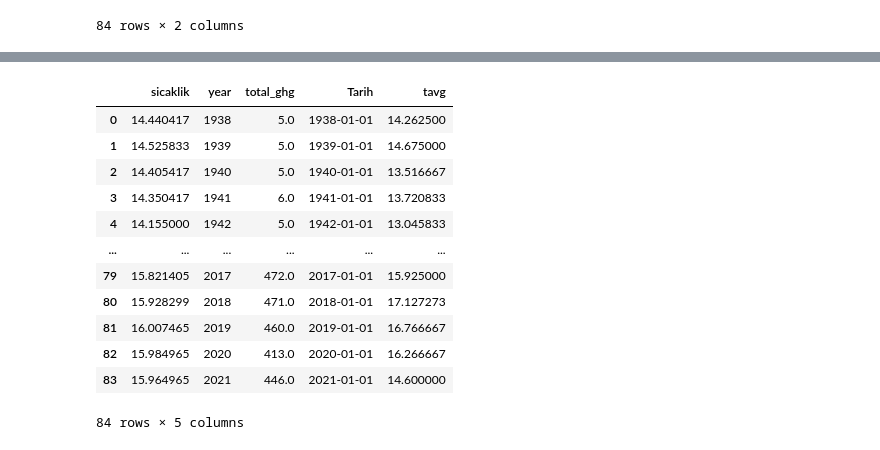
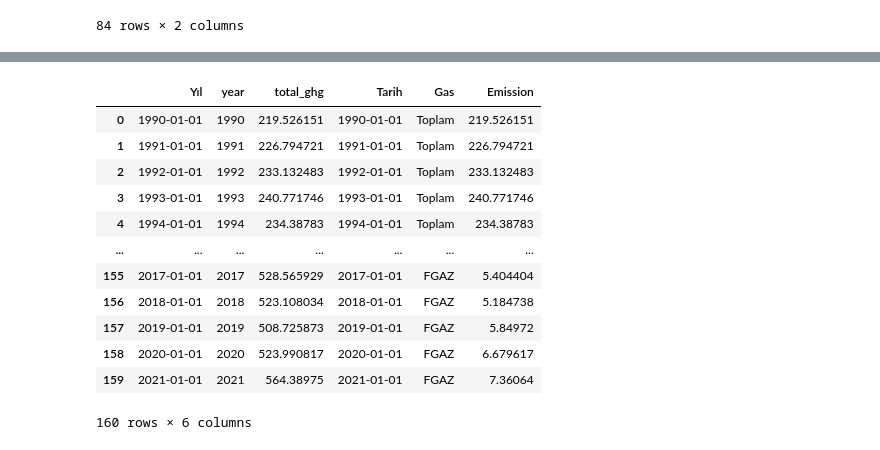
Before and after one commit to vulonviing/ibb-climate-change, a Jupyter notebook: proje-iklim-degisikligi-v2.ipynb, the cells around one changed output, grey strips where cells are left out. Cells and saved outputs as stored; diff of their text form; code cells hidden in the pictures.

```diff
--- a/proje-iklim-degisikligi-v2.ipynb
+++ b/proje-iklim-degisikligi-v2.ipynb
@@ -1803,3 +1819,9 @@ sicaklik.to_csv(r"BItooldata/sicaklik_emisyon_reel.csv")
 predicted_sicaklik.to_csv(r"BItooldata/sicaklik_emisyon_predicted.csv")
 dikilen_agac_istanbul.to_csv(r"BItooldata/bakim_agac_istanbul.csv")
 bakim_agac_istanbul.to_csv(r"BItooldata/dikilen_agac_istanbul.csv")
+melted_emisyon_tuik = pd.melt(emisyon_tuik, id_vars=['Yıl', 'year', 'total_ghg', 'Tarih'],
+                               var_name='Gas', value_name='Emission')
+melted_emisyon_owid_tur = pd.melt(emisyon_owid_tur.drop(columns="month")[73:], id_vars=["country","date","year"],
+                                 var_name="Gas", value_name="Emission")
+melted_emisyon_tuik.to_csv(r"BItooldata/melted_emisyon_tuik.csv", index=False)
+melted_emisyon_owid_tur.to_csv(r"BItooldata/melted_emisyon_owid_tur.csv", index=False)
@@ -1806,16 +1844,16 @@ bakim_agac_istanbul.to_csv(r"BItooldata/dikilen_agac_istanbul.csv")
 # %%
-sicaklik
+melted_emisyon_tuik
 # %% [output]
-|  | sicaklik | year | total_ghg | Tarih | tavg |
-| 0 | 14.440417 | 1938 | 5.0 | 1938-01-01 | 14.262500 |
-| 1 | 14.525833 | 1939 | 5.0 | 1939-01-01 | 14.675000 |
-| 2 | 14.405417 | 1940 | 5.0 | 1940-01-01 | 13.516667 |
-| 3 | 14.350417 | 1941 | 6.0 | 1941-01-01 | 13.720833 |
-| 4 | 14.155000 | 1942 | 5.0 | 1942-01-01 | 13.045833 |
-| ... | ... | ... | ... | ... | ... |
-| 79 | 15.821405 | 2017 | 472.0 | 2017-01-01 | 15.925000 |
-| 80 | 15.928299 | 2018 | 471.0 | 2018-01-01 | 17.127273 |
-| 81 | 16.007465 | 2019 | 460.0 | 2019-01-01 | 16.766667 |
-| 82 | 15.984965 | 2020 | 413.0 | 2020-01-01 | 16.266667 |
-| 83 | 15.964965 | 2021 | 446.0 | 2021-01-01 | 14.600000 |
+|  | Yıl | year | total_ghg | Tarih | Gas | Emission |
+| 0 | 1990-01-01 | 1990 | 219.526151 | 1990-01-01 | Toplam | 219.526151 |
+| 1 | 1991-01-01 | 1991 | 226.794721 | 1991-01-01 | Toplam | 226.794721 |
+| 2 | 1992-01-01 | 1992 | 233.132483 | 1992-01-01 | Toplam | 233.132483 |
+| 3 | 1993-01-01 | 1993 | 240.771746 | 1993-01-01 | Toplam | 240.771746 |
+| 4 | 1994-01-01 | 1994 | 234.38783 | 1994-01-01 | Toplam | 234.38783 |
+| ... | ... | ... | ... | ... | ... | ... |
+| 155 | 2017-01-01 | 2017 | 528.565929 | 2017-01-01 | FGAZ | 5.404404 |
+| 156 | 2018-01-01 | 2018 | 523.108034 | 2018-01-01 | FGAZ | 5.184738 |
+| 157 | 2019-01-01 | 2019 | 508.725873 | 2019-01-01 | FGAZ | 5.84972 |
+| 158 | 2020-01-01 | 2020 | 523.990817 | 2020-01-01 | FGAZ | 6.679617 |
+| 159 | 2021-01-01 | 2021 | 564.38975 | 2021-01-01 | FGAZ | 7.36064 |
-84 rows × 5 columns
+160 rows × 6 columns
```
Also changed, not shown: parts of 8 cells of this notebook, 6 other files.
